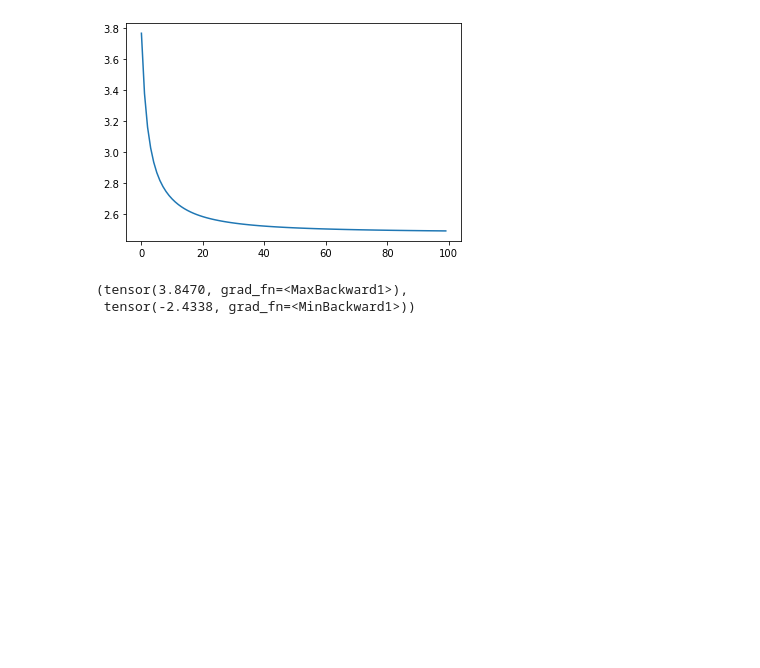
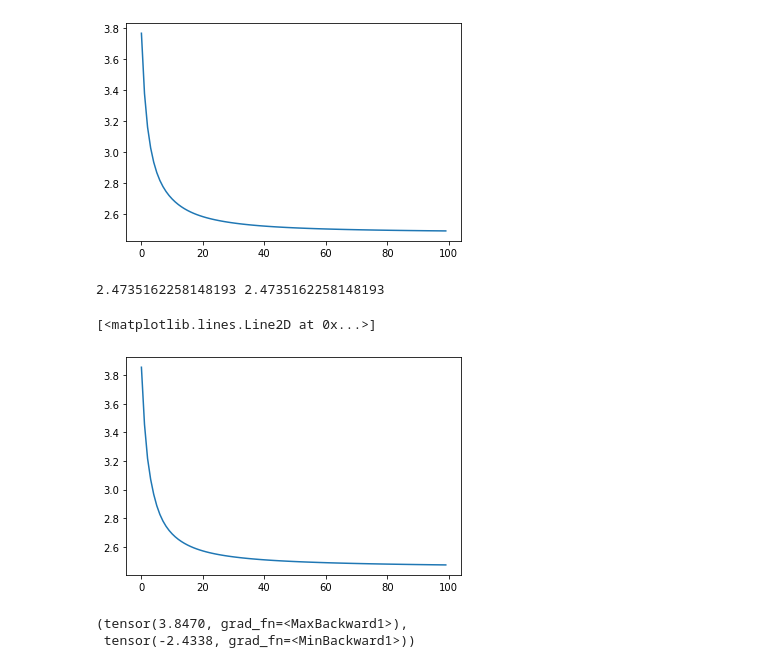
Before and after one commit to swechhasingh/nlp-from-scratch, a Jupyter notebook: bigram-nn-LM.ipynb, the cells around one changed output. Cells and saved outputs as stored; diff of their text form; code cells hidden in the pictures; blank space fills up the shorter version.

```diff
--- a/bigram-nn-LM.ipynb
+++ b/bigram-nn-LM.ipynb
@@ -143,6 +143,46 @@ plt.plot(nlls)
 2.4901304244995117 2.4901304244995117
 [<matplotlib.lines.Line2D at 0x...>]
 [figure]
+# %%
+epochs = 100
+n_samples = X_enc.shape[0]
+# learning rate
+lr = 50
+nlls = []
+# to keep track of min nll loss
+min_nll = float('inf')
+
+import torch.nn as nn
+
+model = nn.Linear(vocab_size, vocab_size, bias=False)
+torch.nn.init.normal_(model.weight, mean=0.0, std=1.0)
+
+optimizer = torch.optim.SGD(model.parameters(), lr=lr)
+loss = nn.CrossEntropyLoss()
+
+for _ in range(epochs):
+    # shape of logits = (n_samples x vocab_size)
+    logits = model(X_enc)
+
+    # combination of LogSoftmax and NLLLoss
+    nll = loss(logits, Y)
+    # set gradients to zero and perform backpropagation
+    optimizer.zero_grad()
+    nll.backward()
+    # parameter update
+    optimizer.step()
+
+    if nll < min_nll:
+        min_nll = nll.item()
+
+    nlls.append(nll.item())
+
+print(min_nll, nlls[-1])
+plt.plot(nlls)
+# %% [output]
+2.4735162258148193 2.4735162258148193
+[<matplotlib.lines.Line2D at 0x...>]
+[figure, added]
 # %%
 W.max(),W.min()
 # %% [output]
```
Also changed, not shown: parts of 1 cell of this notebook.
